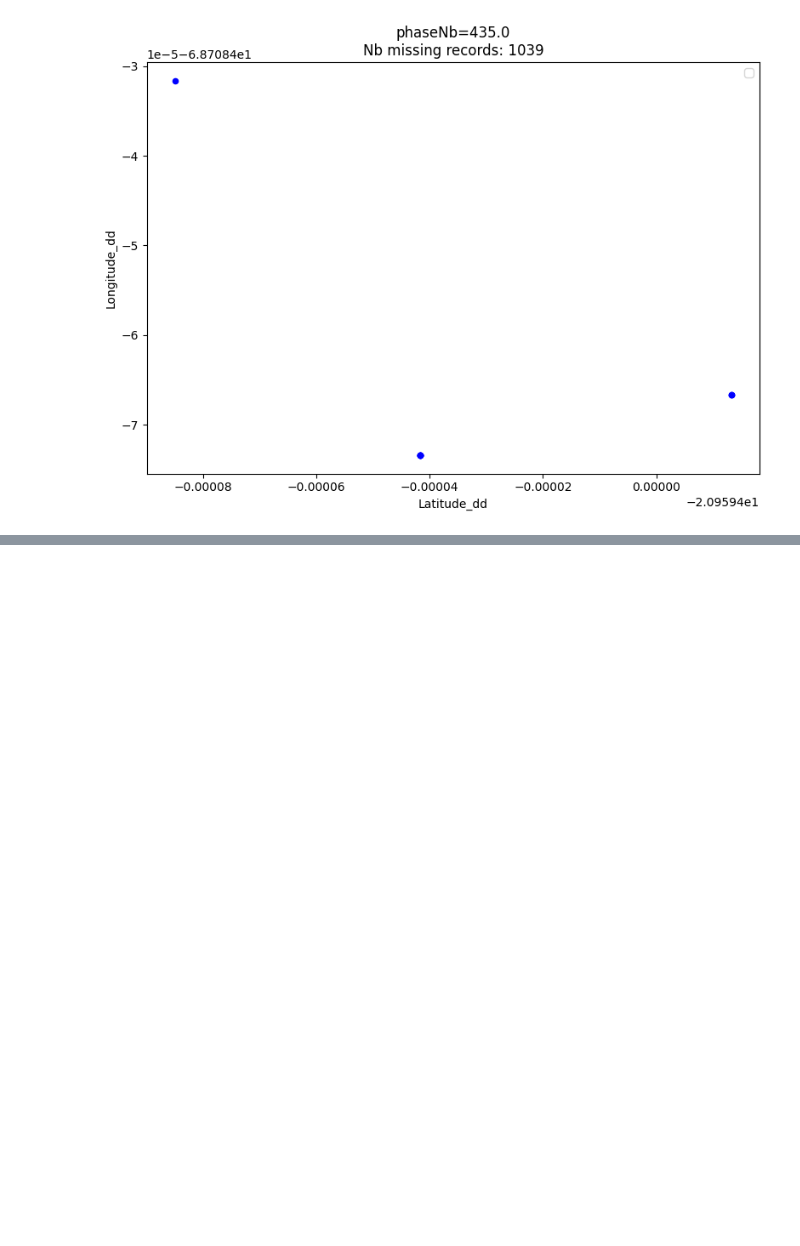
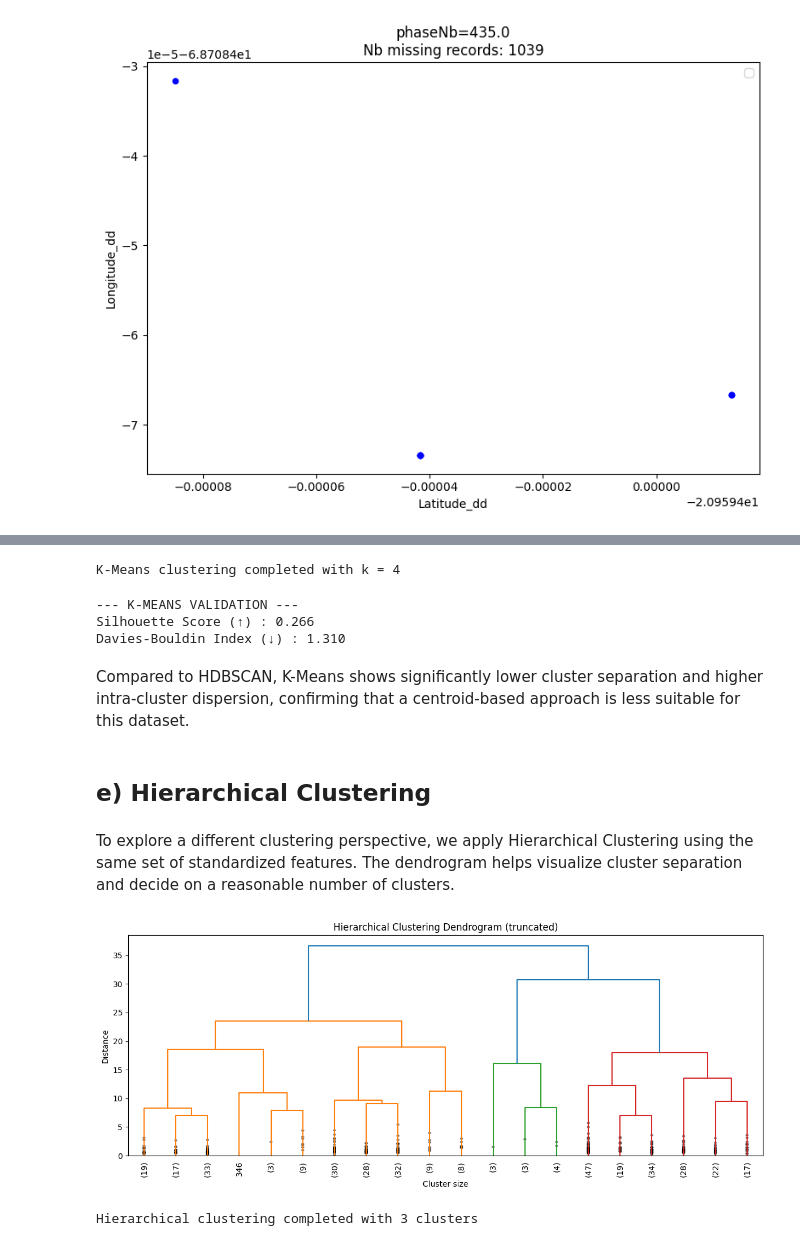
Before and after one commit to Nathan7128/ProjetMichelin, a Jupyter notebook: trajectory_clustering.ipynb, the cells around one changed output, grey strips where cells are left out. Drawn from its saved outputs; the diff is of its cells as text; code cells hidden in the pictures; blank space fills up the shorter version.

```diff
--- a/trajectory_clustering.ipynb
+++ b/trajectory_clustering.ipynb
@@ -404,0 +969,70 @@ for i, phase_nb in enumerate(phases):
+# %%
+k_opt = 4
+
+kmeans = KMeans(
+    n_clusters=k_opt,
+    random_state=42,
+    n_init=20
+)
+
+df_features['cluster_kmeans'] = kmeans.fit_predict(X_scaled_clean)
+
+print(f"K-Means clustering completed with k = {k_opt}")
+# %% [output]
+K-Means clustering completed with k = 4
+# %%
+sil_km = silhouette_score(
+    X_scaled_clean,
+    df_features['cluster_kmeans'],
+    metric='manhattan'
+)
+
+db_km = davies_bouldin_score(
+    X_scaled_clean,
+    df_features['cluster_kmeans']
+)
+
+print("\n--- K-MEANS VALIDATION ---")
+print(f"Silhouette Score (↑) : {sil_km:.3f}")
+print(f"Davies-Bouldin Index (↓) : {db_km:.3f}")
+# %% [output]
+--- K-MEANS VALIDATION ---
+Silhouette Score (↑) : 0.266
+Davies-Bouldin Index (↓) : 1.310
+# %% [markdown]
+Compared to HDBSCAN, K-Means shows significantly lower cluster separation and higher intra-cluster dispersion, confirming that a centroid-based approach is less suitable for this dataset.
+# %% [markdown]
+## e) Hierarchical Clustering
+# %% [markdown]
+To explore a different clustering perspective, we apply Hierarchical Clustering using the same set of standardized features.
+The dendrogram helps visualize cluster separation and decide on a reasonable number of clusters.
+# %%
+# Compute linkage matrix (Ward method, Euclidean distance)
+Z = linkage(X_scaled_clean, method='ward')
+
+# Plot dendrogram
+plt.figure(figsize=(12, 5))
+dendrogram(
+    Z,
+    truncate_mode='lastp',
+    p=20,
+    leaf_rotation=90.,
+    leaf_font_size=10.,
+    show_contracted=True
+)
+plt.title("Hierarchical Clustering Dendrogram (truncated)")
+plt.xlabel("Cluster size")
+plt.ylabel("Distance")
+plt.tight_layout()
+plt.show()
+# %% [output]
+[figure, added]
+# %%
+n_clusters_hier = 3
+
+# Create cluster labels
+df_features['cluster_hier'] = fcluster(Z, t=n_clusters_hier, criterion='maxclust')
+
+print(f"Hierarchical clustering completed with {n_clusters_hier} clusters")
+# %% [output]
+Hierarchical clustering completed with 3 clusters
```
Also changed, not shown: parts of 74 cells of this notebook, 5 other files.
